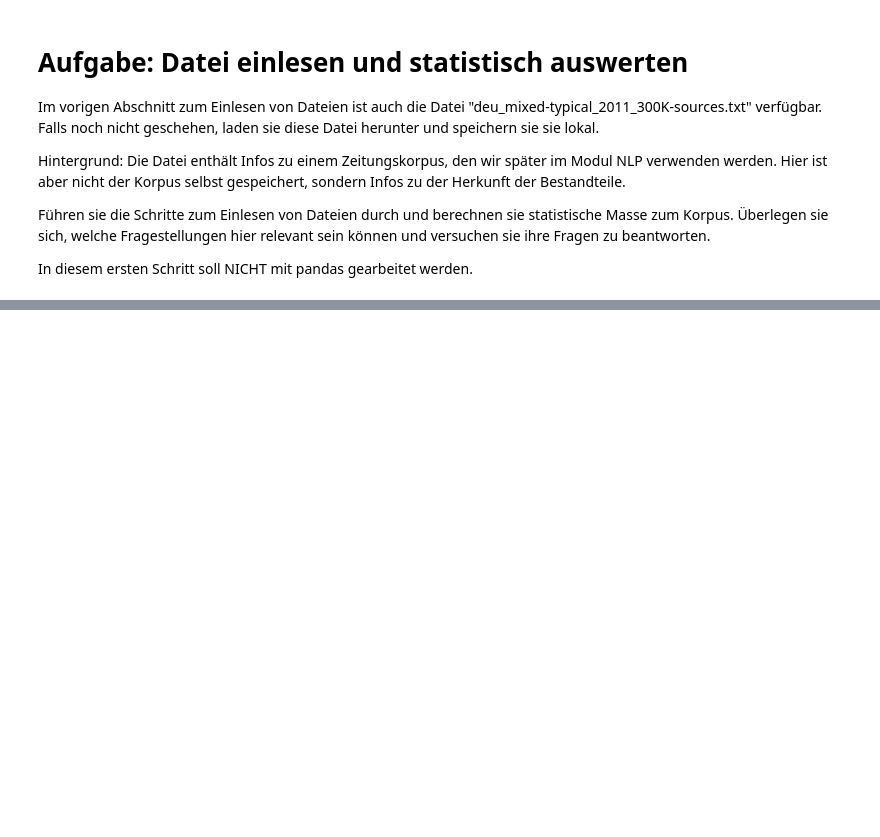
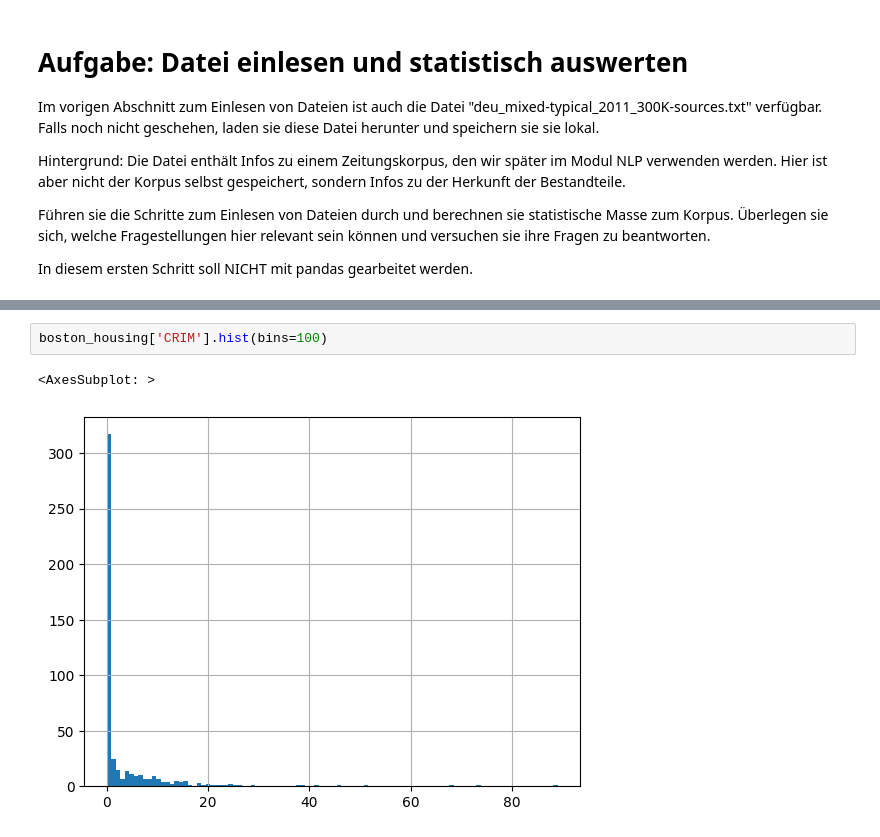
Before and after one commit to yhutter-dv/fhgr-explorative-data-analytics, a Jupyter notebook: jupyter_notebooks/assignments.ipynb, the cells around one changed output, grey strips where cells are left out. Saved outputs shown, nothing was run; the diff lists cells and outputs as text; blank space fills up the shorter version.

```diff
--- a/jupyter_notebooks/assignments.ipynb
+++ b/jupyter_notebooks/assignments.ipynb
@@ -760,0 +854,5 @@ Max Date: 2010-12-31
+# %%
+boston_housing['CRIM'].hist(bins=100)
+# %% [output]
+<AxesSubplot: >
+[figure, added]
```
Also changed, not shown: parts of 10 cells of this notebook, 15 other files.
